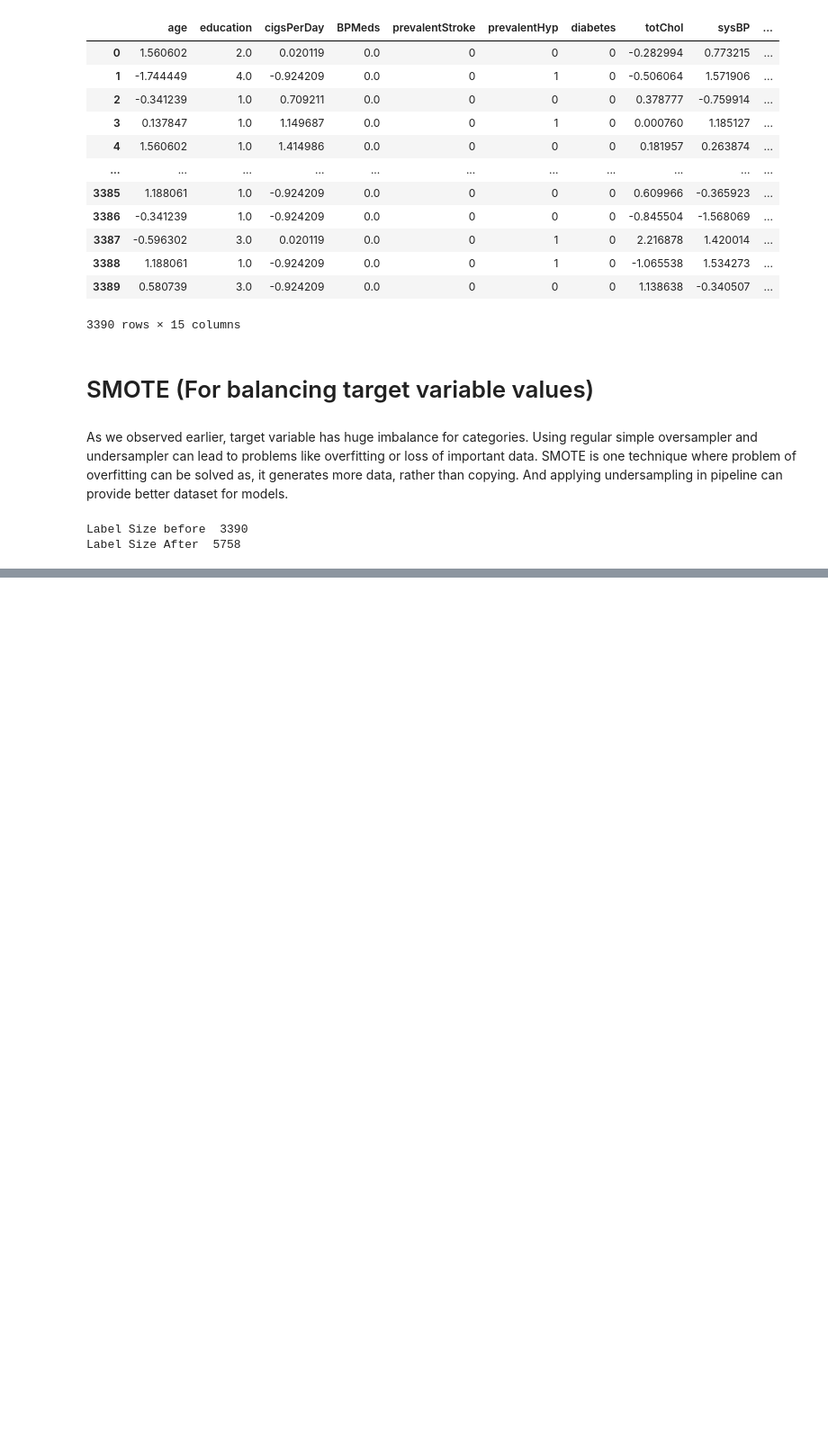
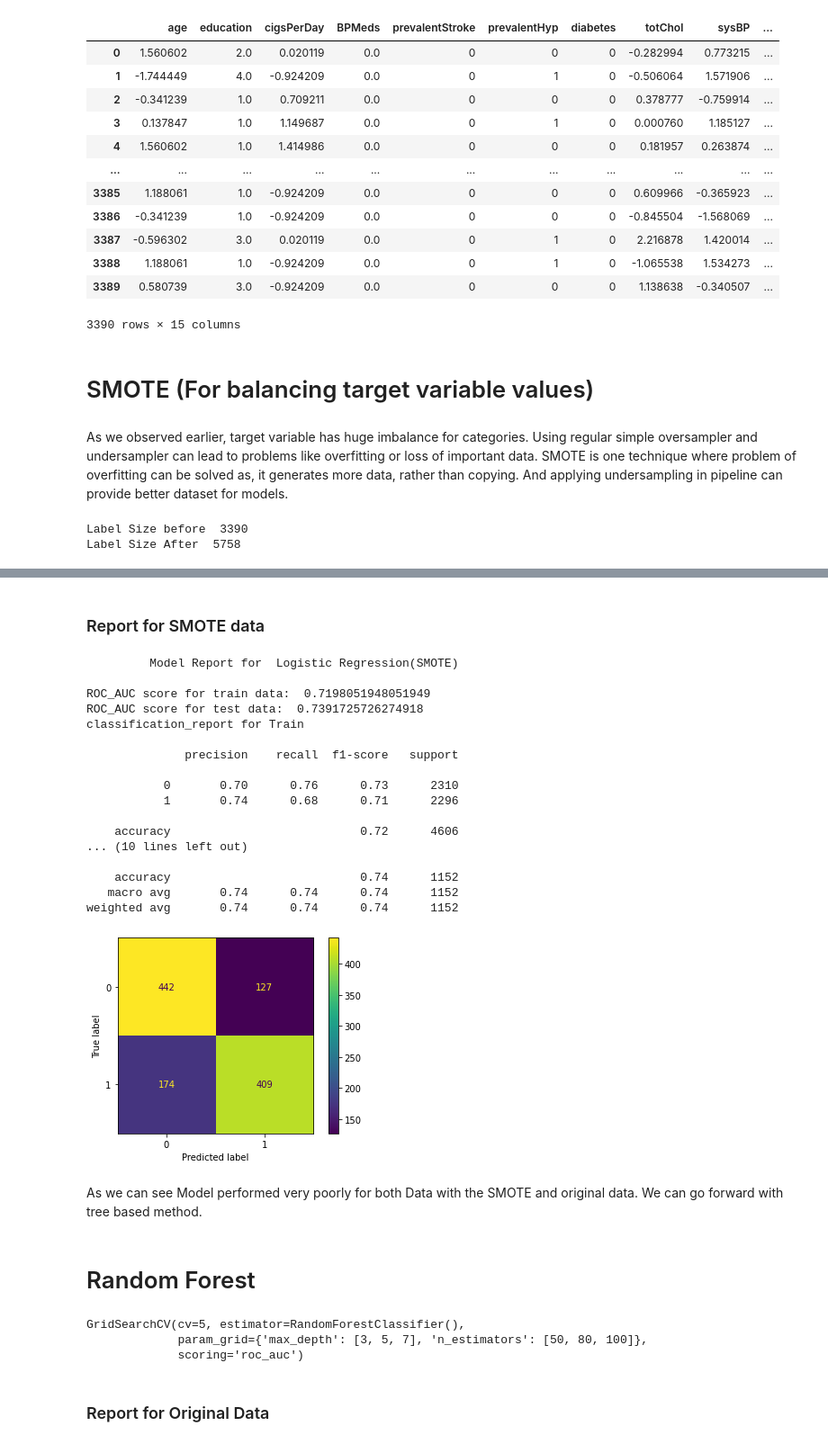
Before and after one commit to iMrugesh9/Cardiovascular_Risk_Prediction_Mrugesh_Patel, a Jupyter notebook: Cardiovascular_Risk_Prediction_Mrugesh_Patel.ipynb, the cells around one changed output, grey strips where cells are left out. Shown at 90% size. Drawn from its saved outputs; the diff is of its cells as text; code cells hidden in the pictures; blank space fills up the shorter version.

```diff
--- a/Cardiovascular_Risk_Prediction_Mrugesh_Patel.ipynb
+++ b/Cardiovascular_Risk_Prediction_Mrugesh_Patel.ipynb
@@ -571,0 +658,46 @@ X_train_sm,X_test_sm,y_train_sm,y_test_sm=train_test_split(X_rescaled,y_rescaled
+# %% [markdown]
+### Report for SMOTE data
+# %%
+# predicting classes
+train_class_preds = LgR_model_CV.predict(X_train_sm)
+test_class_preds =LgR_model_CV.predict(X_test_sm)
+# %%
+# generating report
+df_lgr_sm=model_report(LgR_model_CV,'Logistic Regression(SMOTE)',y_train_sm,y_test_sm,test_class_preds,train_class_preds)
+df_report_sm=pd.DataFrame(columns=df_lgr.columns)
+df_report_sm.loc['Logistic Regression']=df_lgr_sm.iloc[1,:]
+# %% [output]
+         Model Report for  Logistic Regression(SMOTE)
+
+ROC_AUC score for train data:  0.7198051948051949
+ROC_AUC score for test data:  0.7391725726274918
+classification_report for Train
+
+              precision    recall  f1-score   support
+
+           0       0.70      0.76      0.73      2310
+           1       0.74      0.68      0.71      2296
+
+    accuracy                           0.72      4606
+... (10 lines left out)
+
+    accuracy                           0.74      1152
+   macro avg       0.74      0.74      0.74      1152
+weighted avg       0.74      0.74      0.74      1152
+[figure, added]
+# %% [markdown]
+As we can see Model performed very poorly for both Data with the SMOTE and original data. We can go forward with tree based method.
+# %% [markdown]
+# Random Forest
+# %%
+# random forest with cross validation
+RF_model=RandomForestClassifier()
+grid_values={'n_estimators':[50,80,100],'max_depth':[3,5,7]}
+RF_model_CV=GridSearchCV(RF_model,param_grid=grid_values,scoring='roc_auc',cv=5)
+RF_model_CV.fit(X_train_sm,y_train_sm)
+# %% [output]
+GridSearchCV(cv=5, estimator=RandomForestClassifier(),
+             param_grid={'max_depth': [3, 5, 7], 'n_estimators': [50, 80, 100]},
+             scoring='roc_auc')
+# %% [markdown]
+### Report for Original Data
```
Also changed, not shown: parts of 23 cells of this notebook.
